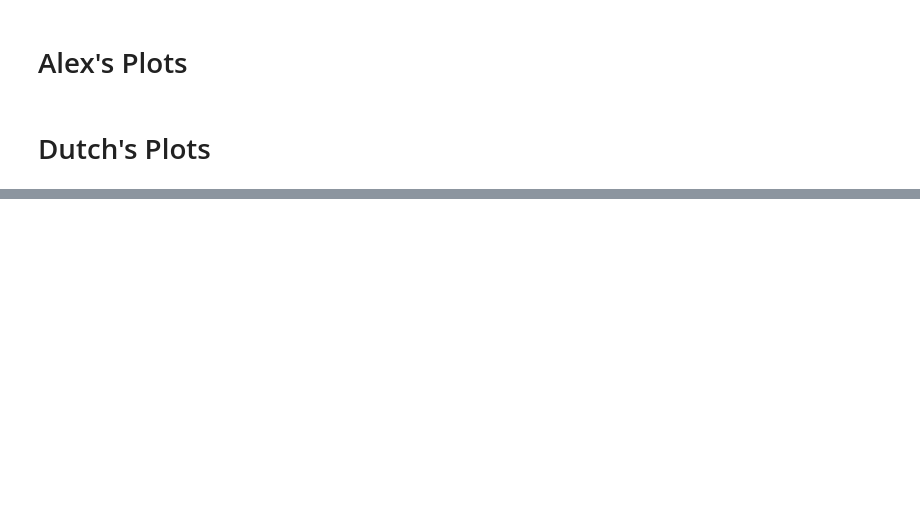
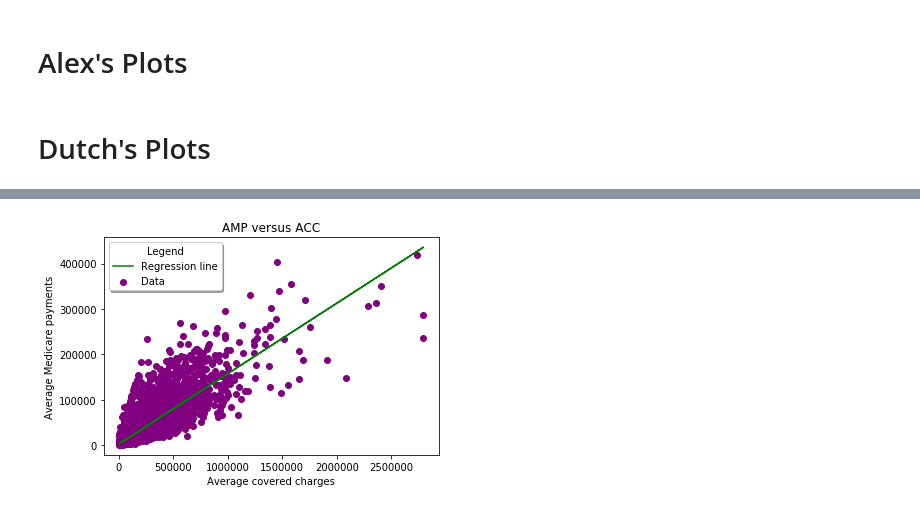
Before and after one commit to jwarlop/BC_Proj001, a Jupyter notebook: main_plots.ipynb, the cells around one changed output, grey strips where cells are left out. Cells and saved outputs as stored; diff of their text form; code cells hidden in the pictures; blank space fills up the shorter version.

Commit message:
Added independent sections for each team member(own imports, own loads of pickle)

```diff
--- a/main_plots.ipynb
+++ b/main_plots.ipynb
@@ -54,0 +85,16 @@ plt.show()
+# %%
+import pandas as pd
+import matplotlib.pylab as plt
+from plotly.offline import download_plotlyjs, init_notebook_mode,plot,iplot
+init_notebook_mode(connected=True)
+from scipy.stats import linregress
+
+main_df = pd.read_csv("main data cleaned.csv")
+state_totals_df = pd.read_pickle('state_totals_df.pkl')
+# %%
+scl = [[0.0, "rgb(242,240,247)"],[0.2, "rgb(218,218,235)"],[0.4, "rgb(188,189,220)"],
+            [0.6, "rgb(158,154,200)"],[0.8, "rgb(117,107,177)"],[1.0, "rgb(84,39,143)"]]
+# %%
+state_totals_df["text"] = "Providers/state: " + state_totals_df["Total providers"] + "<br>" +\
+    "ACC "+state_totals_df["ACC Total"]+"<br>"+"AMP "+state_totals_df["AMP Total"]+"<br>"+\
+    "ATP "+state_totals_df["ATP Total"]
@@ -54,0 +132,39 @@ plt.show()
+# %%
+"""
+Average Covered Charges plotted against Average Medicare Payments.
+ACC and AMP are compared and a regression line is created.
+Regression tell whether above data is correlated ("is there a linear relationship between the data)
+"""
+
+corr_df = main_df[["average_covered_charges","average_medicare_payments"]]
+
+x_vals = corr_df["average_covered_charges"]
+y_vals = corr_df["average_medicare_payments"]
+
+# Grab linear regression data
+slope, intercept, r_value, p_value, std_err = linregress(x_vals, y_vals)
+
+# Plot data
+fig, ax = plt.subplots()
+
+plt.scatter(x_vals, y_vals, color = "purple", label="Data")
+
+ax.set_xlabel("Average covered charges")
+ax.set_ylabel("Average Medicare payments")
+ax.set_title("AMP versus ACC")
+
+# Plot regression line
+plt.plot(x_vals, intercept + slope*x_vals, color = "green", label="Regression line")
+
+# Set plot size
+plt.rcParams["figure.figsize"] = [12,9]
+
+# Define legend
+plt.legend(loc="best", ncol=1, shadow=True, title="Legend", fancybox=True)
+
+plt.show()
+
+
+# >>>>>>>>>>>>>>>>>>>>>>>>>>> END DUTCH'S  SECTION <<<<<<<<<<<<<<<<<<<<<<<<<<<<<<<<<<<
+# %% [output]
+[figure, added]
```
Also changed, not shown: parts of 15 cells of this notebook.
